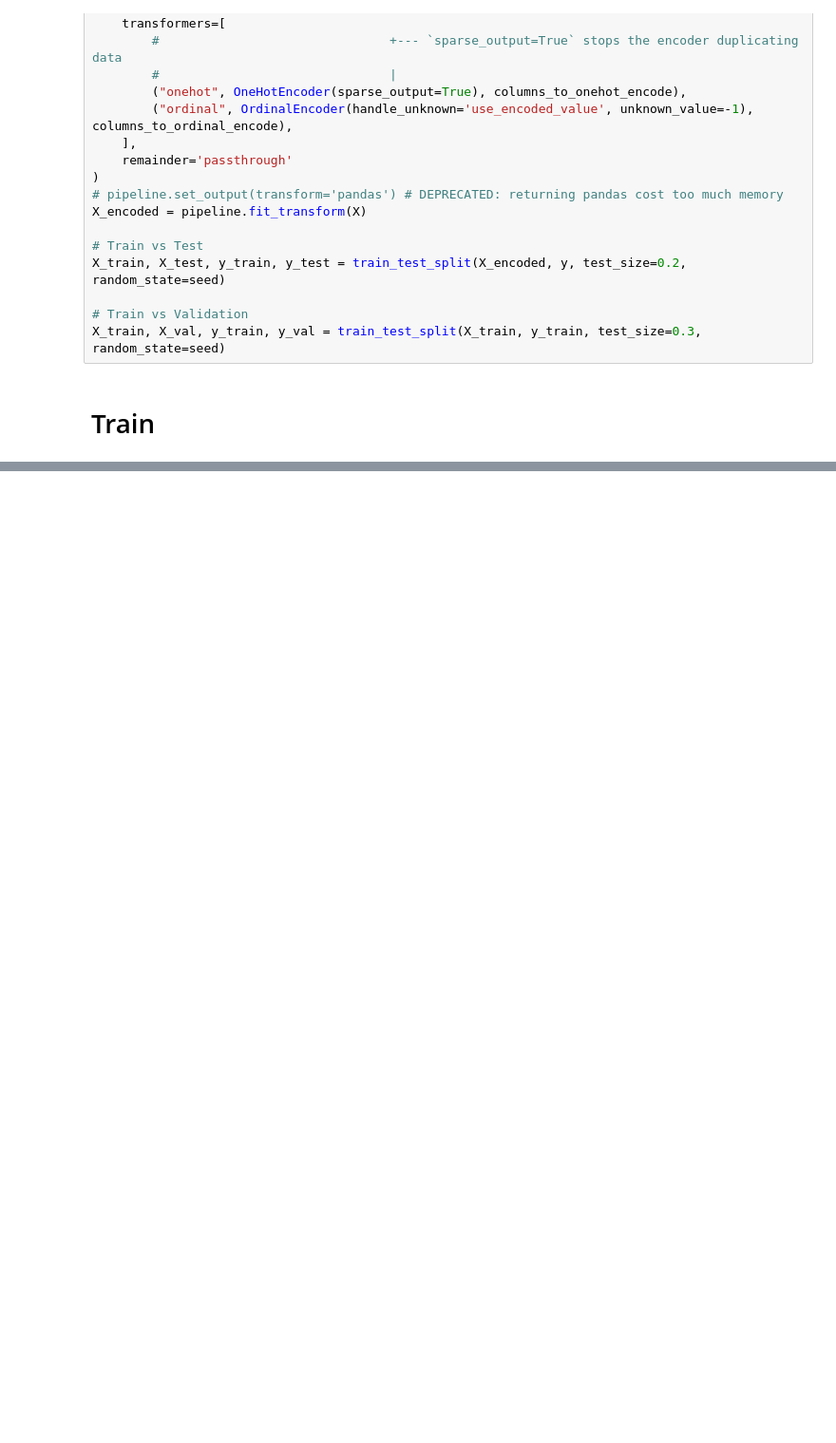
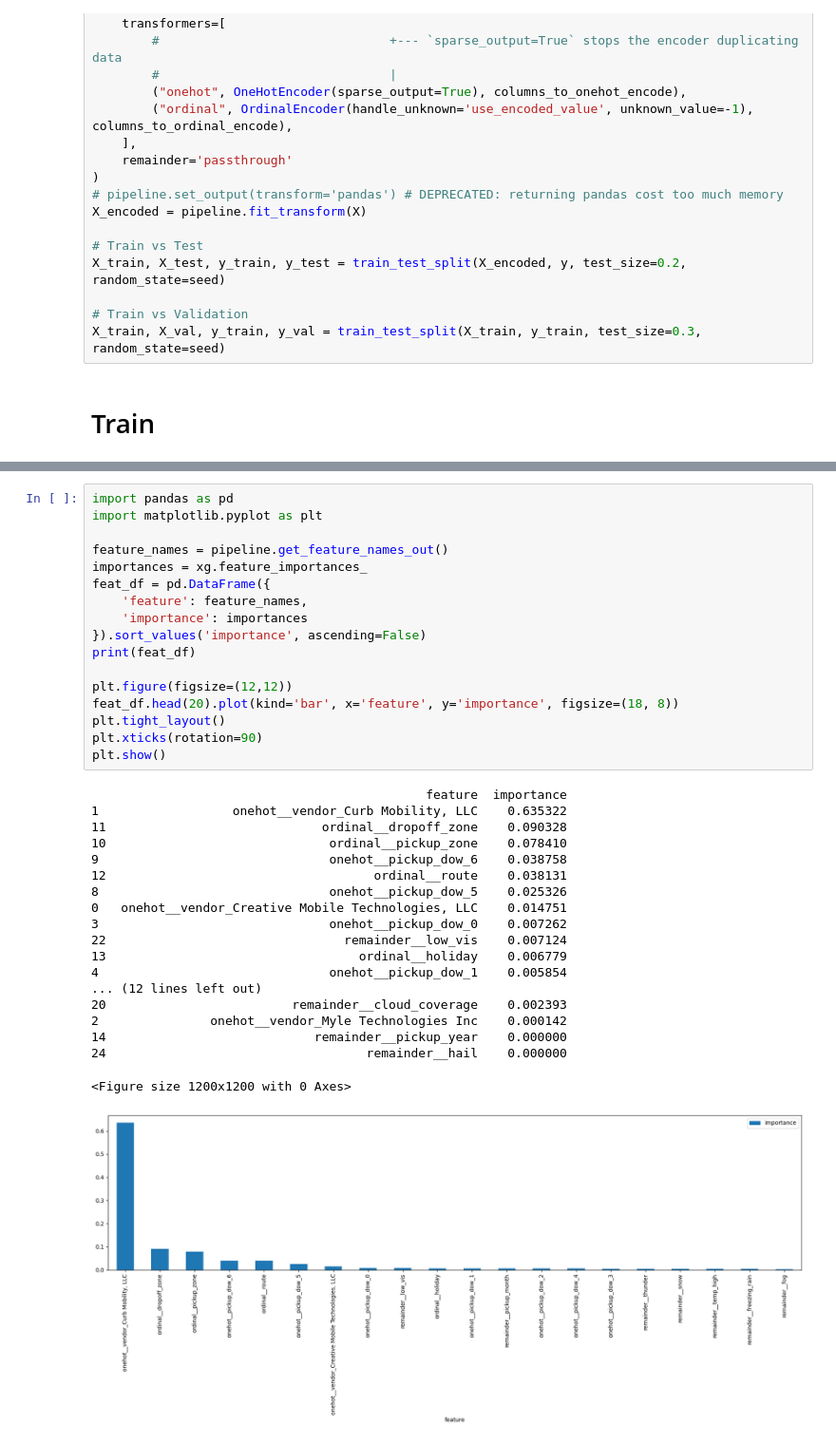
Before and after one commit to emma123456789102/Machine-Learning-Taxi-, a Jupyter notebook: models/ride_demand/04_xgboost.ipynb, the cells around one changed output, grey strips where cells are left out. Shown at 95% size. Drawn from its saved outputs; the diff is of its cells as text; blank space fills up the shorter version.

```diff
--- a/models/ride_demand/04_xgboost.ipynb
+++ b/models/ride_demand/04_xgboost.ipynb
@@ -220,0 +279,37 @@ R squared:              0.9255
+# %%
+import pandas as pd
+import matplotlib.pyplot as plt
+
+feature_names = pipeline.get_feature_names_out()
+importances = xg.feature_importances_
+feat_df = pd.DataFrame({
+    'feature': feature_names,
+    'importance': importances
+}).sort_values('importance', ascending=False)
+print(feat_df)
+
+plt.figure(figsize=(12,12))
+feat_df.head(20).plot(kind='bar', x='feature', y='importance', figsize=(18, 8))
+plt.tight_layout()
+plt.xticks(rotation=90)
+plt.show()
+# %% [output]
+                                             feature  importance
+1                  onehot__vendor_Curb Mobility, LLC    0.635322
+11                             ordinal__dropoff_zone    0.090328
+10                              ordinal__pickup_zone    0.078410
+9                               onehot__pickup_dow_6    0.038758
+12                                    ordinal__route    0.038131
+8                               onehot__pickup_dow_5    0.025326
+0   onehot__vendor_Creative Mobile Technologies, LLC    0.014751
+3                               onehot__pickup_dow_0    0.007262
+22                                remainder__low_vis    0.007124
+13                                  ordinal__holiday    0.006779
+4                               onehot__pickup_dow_1    0.005854
+... (12 lines left out)
+20                         remainder__cloud_coverage    0.002393
+2               onehot__vendor_Myle Technologies Inc    0.000142
+14                            remainder__pickup_year    0.000000
+24                                   remainder__hail    0.000000
+<Figure size 1200x1200 with 0 Axes>
+[figure, added]
```
Also changed, not shown: parts of 6 cells of this notebook.
